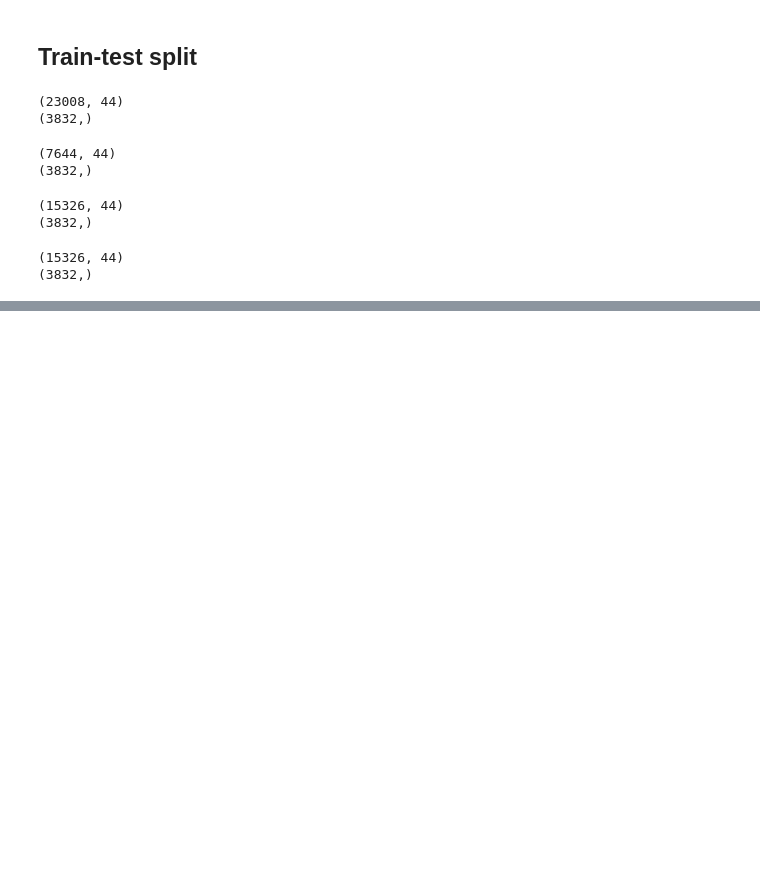
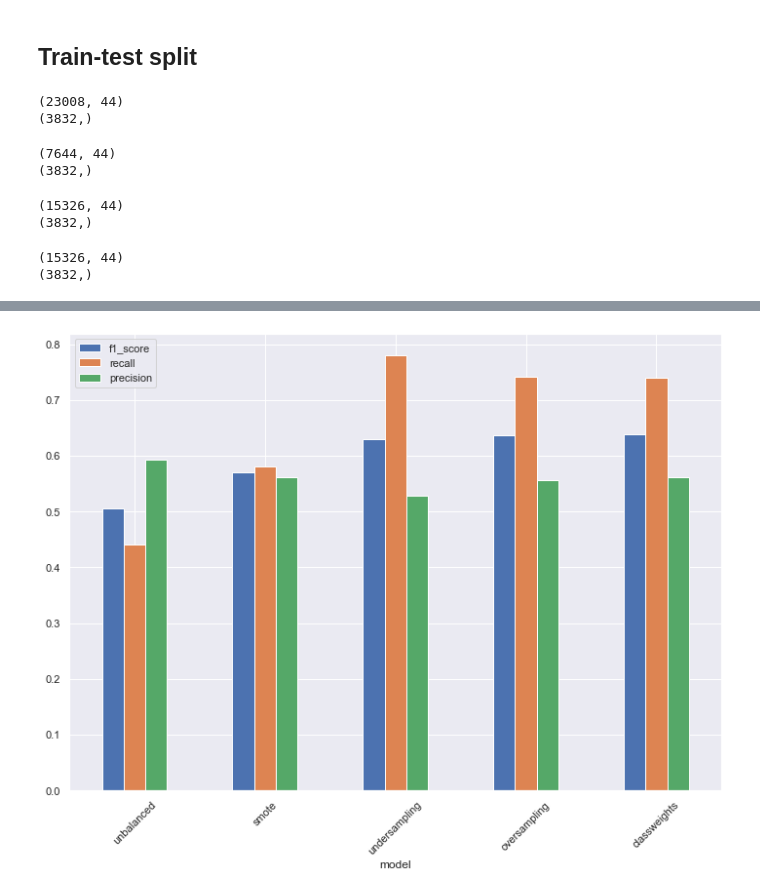
Before and after one commit to Baukebrenninkmeijer/practical-data-science, a Jupyter notebook: class_imbalance.ipynb, the cells around one changed output, grey strips where cells are left out. Saved outputs shown, nothing was run; the diff lists cells and outputs as text; code cells hidden in the pictures; blank space fills up the shorter version.

```diff
--- a/class_imbalance.ipynb
+++ b/class_imbalance.ipynb
@@ -241,3 +245,11 @@ fig.savefig('images/class_weights_results.png', dpi=100)
+# %%
+fig, ax = plt.subplots(figsize=(10, 8))
+res_df.drop('abs(y)', axis=1).loc[res_df.frac_dropped == '0.0 (4777)'].plot.bar(x='model', ax=ax)
+ax.tick_params(axis='x', labelrotation = 45)
+plt.savefig('images/imbalanced_learning_performance.png', dpi=100)
+plt.tight_layout()
+# %% [output]
+[figure, added]
 # %%
 import seaborn as sns
 sns.barplot(x=list(f1.keys()), y=list(f1.values()))
```
Also changed, not shown: parts of 5 cells of this notebook, 13 other files.
